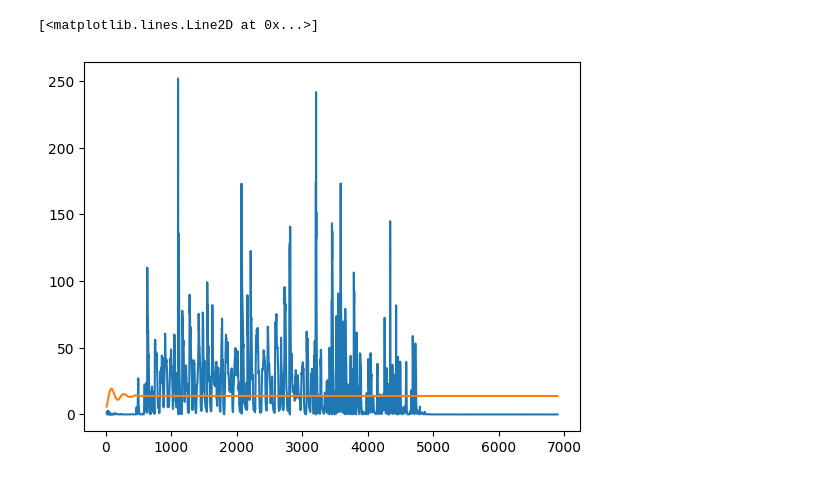
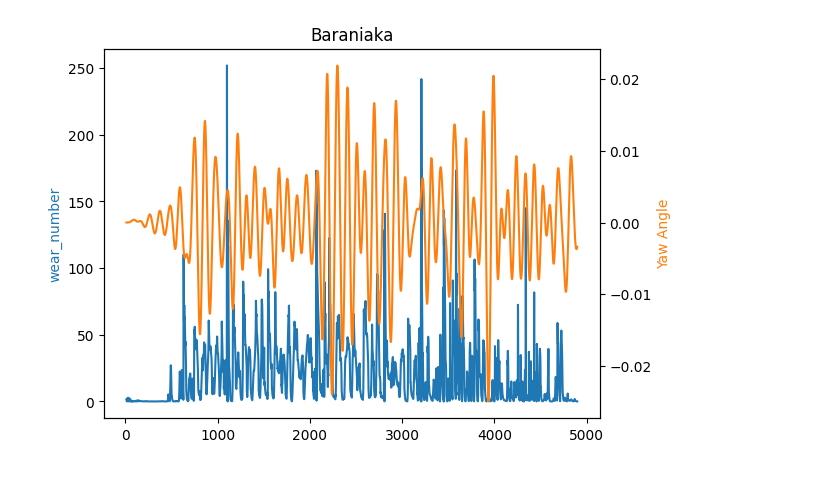
Before and after one commit to mslowinski36/feature_importances_creepages, a Jupyter notebook: merge_results.ipynb, the cells around one changed output. Drawn from its saved outputs; the diff is of its cells as text; code cells hidden in the pictures.

```diff
--- a/merge_results.ipynb
+++ b/merge_results.ipynb
@@ -26,8 +36,16 @@ podgorna_data
 # %%
-baraniaka_data=pd.read_csv(r'C:\Users\Marcin\Desktop\INFRAIL\algorytmy\feature importance - creepages\raw_data\baraniaka.txt',names=['time','velocity','long_creepage','yaw_angle',"wear_number",'lateral_displacement',"lateral_creepage"])
-baraniaka_data=baraniaka_data[10:]
-plt.plot(baraniaka_data['wear_number'])
-plt.plot(baraniaka_data['velocity'])
+baraniaka_data=pd.read_csv(r'C:\Users\Marcin\Desktop\INFRAIL\algorytmy\feature importance - creepages\raw_data\baraniaka.txt',names=['time','velocity','long_creepage','yaw_angle',"wear_number",'lateral_displacement',"lateral_creepage","spin_creepage","yaw_angle_pos","contact_angle","long_creep_force","lateral_creep_force"])
+baraniaka_data=baraniaka_data[10:4900]
+fig, ax1 = plt.subplots()
+
+ax1.plot(baraniaka_data['wear_number'], color='tab:blue')
+ax1.set_ylabel('wear_number', color='tab:blue')
+
+ax2 = ax1.twinx()
+ax2.plot(baraniaka_data['yaw_angle'], color='tab:orange')
+ax2.set_ylabel('Yaw Angle', color='tab:orange')
+
+plt.title('Baraniaka')
+plt.show()
 # %% [output]
-[<matplotlib.lines.Line2D at 0x...>]
-[figure, old version]
+[figure, new version]
```
Also changed, not shown: parts of 7 cells of this notebook, 5 other files.
